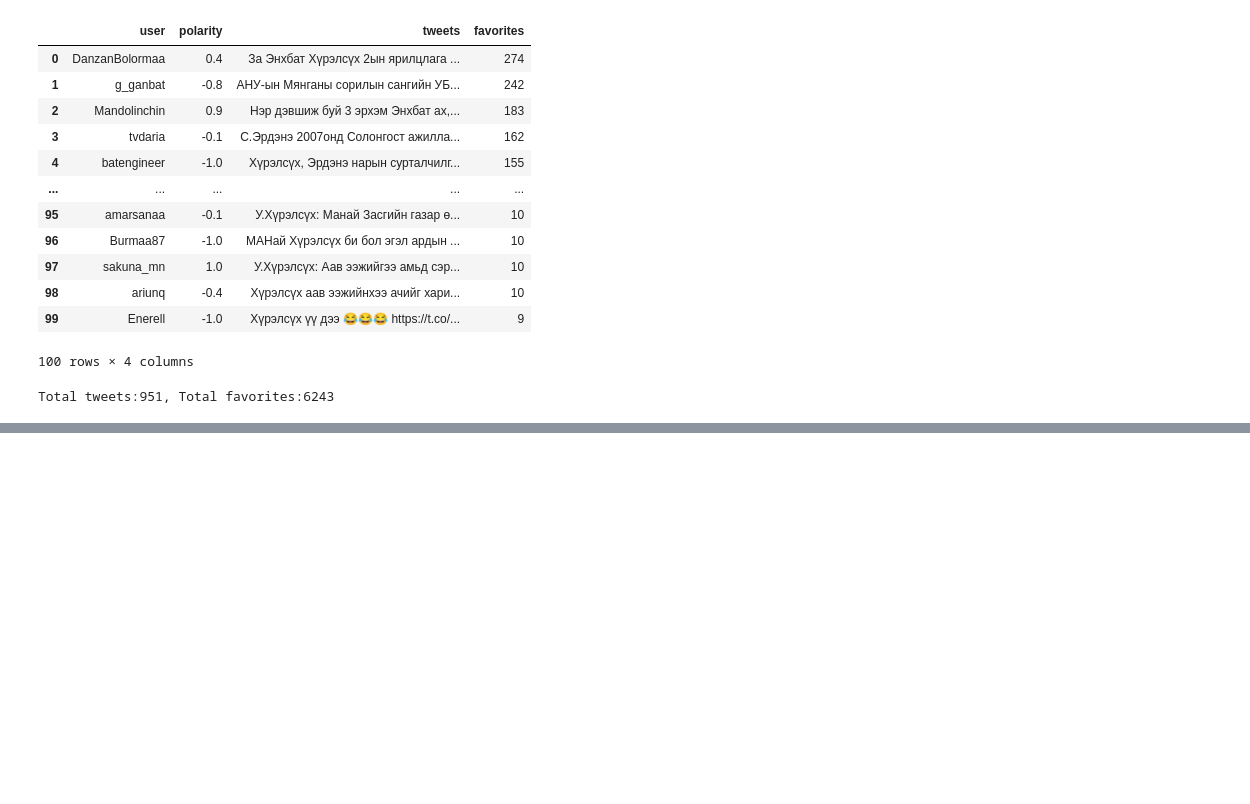
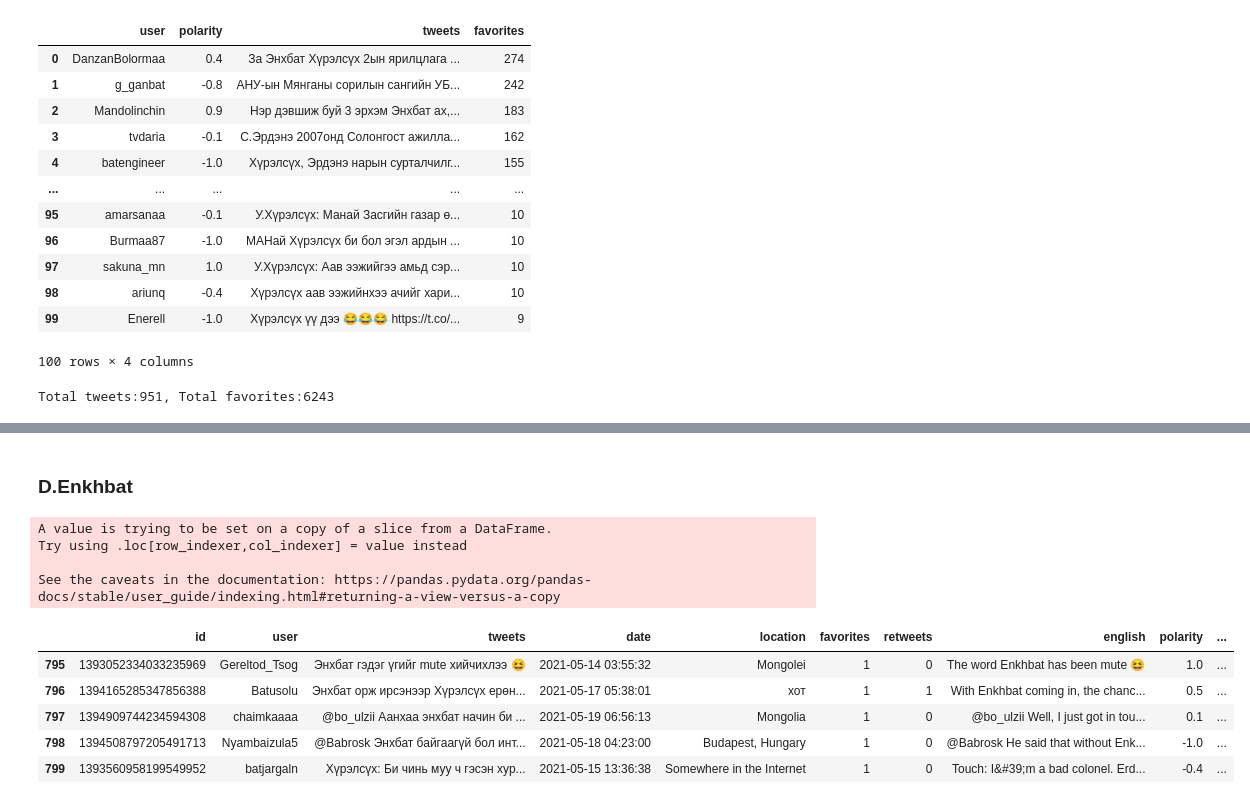
Before and after one commit to byambaa1982/mongol_tweets, a Jupyter notebook: tweets.ipynb, the cells around one changed output, grey strips where cells are left out. Drawn from its saved outputs; the diff is of its cells as text; code cells hidden in the pictures; blank space fills up the shorter version.

```diff
--- a/tweets.ipynb
+++ b/tweets.ipynb
@@ -187,0 +253,27 @@ Total tweets:951, Total favorites:6243
+# %%
+new1 = df_k.groupby('Expression Label').count()
+x = list(new1['polarity'])
+y = list(new1.index)
+tuple_list = list(zip(x,y))
+
+df = pd.DataFrame(tuple_list, columns=['x','y'])
+
+df['color'] = 'blue'
+df['color'][1] = 'red'
+df['color'][2] = 'green'
+
+import plotly.graph_objects as go
+fig = go.Figure(go.Bar(x=df['x'],
+                y=df['y'],
+                orientation ='h',
+                marker={'color': df['color']}))
+fig.update_layout(
+    title={
+        'text': "The latest 802 tweets about the president candidate U.Khurelsukh",
+        'y':0.9,
+        'x':0.5,
+        'xanchor': 'center',
+        'yanchor': 'top'})
+
+
+fig.show()
@@ -187,0 +293,16 @@ Total tweets:951, Total favorites:6243
+# %% [markdown]
+### D.Enkhbat
+# %%
+df_e['Expression Label'] = df_e.polarity.map(lambda x: labeling(x) )
+df_e.tail()
+# %% [output]
+A value is trying to be set on a copy of a slice from a DataFrame.
+Try using .loc[row_indexer,col_indexer] = value instead
+
+See the caveats in the documentation: https://pandas.pydata.org/pandas-docs/stable/user_guide/indexing.html#returning-a-view-versus-a-copy
+|  | id | user | tweets | date | location | favorites | retweets | english | polarity | ... |
+| 795 | 1393052334033235969 | Gereltod_Tsog | Энхбат гэдэг үгийг mute хийчихлээ 😆 | 2021-05-14 03:55:32 | Mongolei | 1 | 0 | The word Enkhbat has been mute 😆 | 1.0 | ... |
+| 796 | 1394165285347856388 | Batusolu | Энхбат орж ирсэнээр Хүрэлсүх ерөн... | 2021-05-17 05:38:01 | хот | 1 | 1 | With Enkhbat coming in, the chanc... | 0.5 | ... |
+| 797 | 1394909744234594308 | chaimkaaaa | @bo_ulzii Аанхаа энхбат начин би ... | 2021-05-19 06:56:13 | Mongolia | 1 | 0 | @bo_ulzii Well, I just got in tou... | 0.1 | ... |
+| 798 | 1394508797205491713 | Nyambaizula5 | @Babrosk Энхбат байгаагүй бол инт... | 2021-05-18 04:23:00 | Budapest, Hungary | 1 | 0 | @Babrosk He said that without Enk... | -1.0 | ... |
+| 799 | 1393560958199549952 | batjargaln | Хүрэлсүх: Би чинь муу ч гэсэн хур... | 2021-05-15 13:36:38 | Somewhere in the Internet | 1 | 0 | Touch: I&#39;m a bad colonel. Erd... | -0.4 | ... |
```
Also changed, not shown: parts of 22 cells of this notebook.
